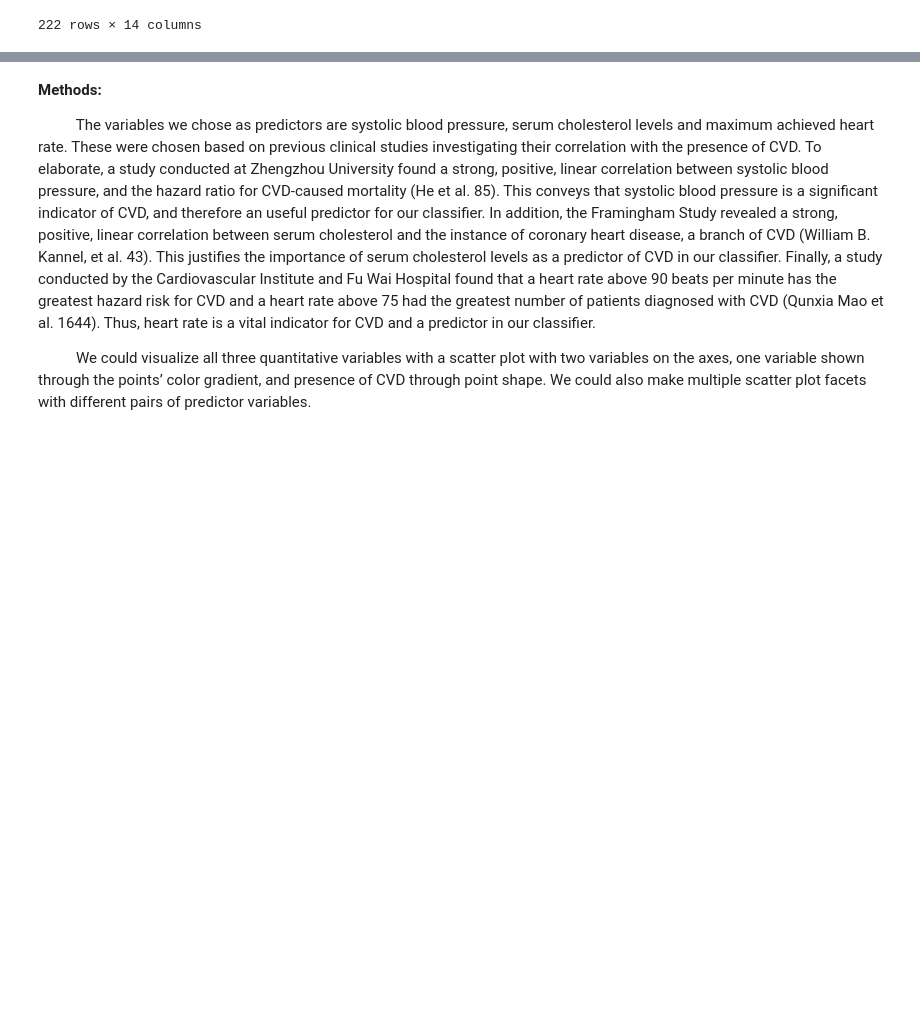
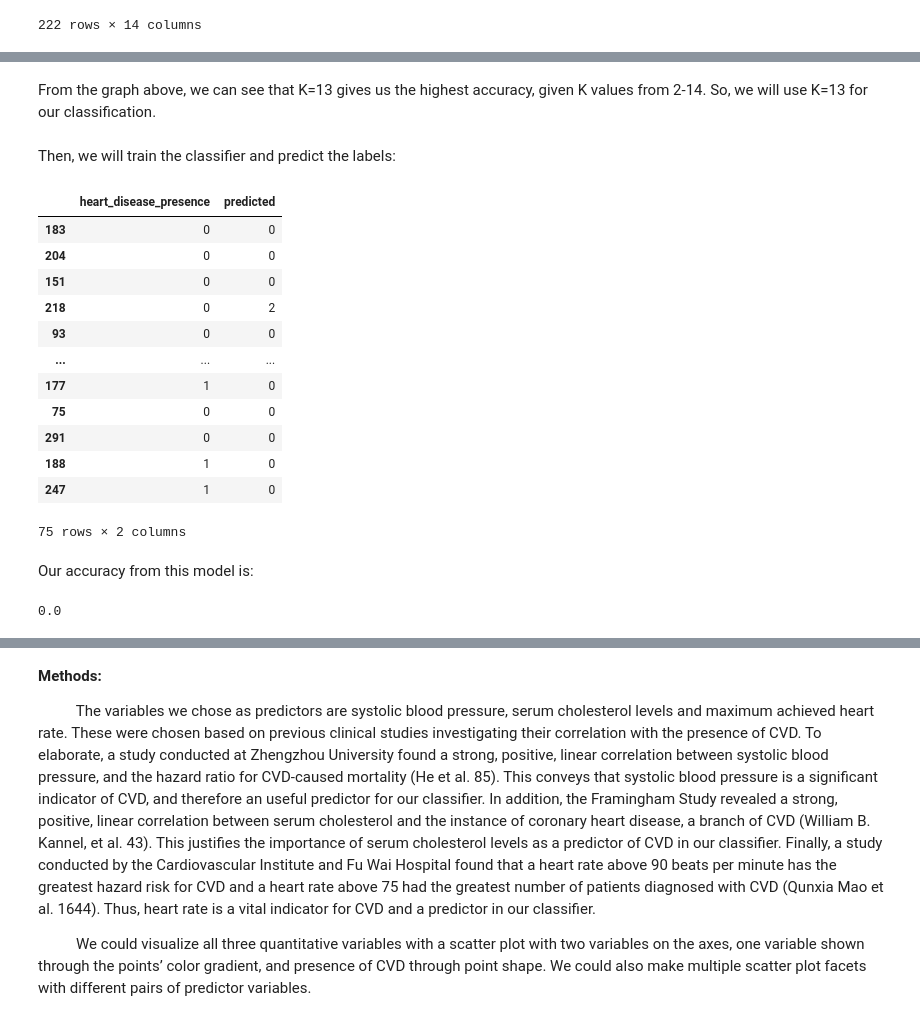
Before and after one commit to cathyleii/AmazingAnts2, a Jupyter notebook: GroupReport.ipynb, the cells around one changed output, grey strips where cells are left out. Cells and saved outputs as stored; diff of their text form; code cells hidden in the pictures; blank space fills up the shorter version.

```diff
--- a/GroupReport.ipynb
+++ b/GroupReport.ipynb
@@ -261,0 +340,40 @@ restbps_vs_max_htrt
+# %% [markdown]
+From the graph above, we can see that K=13 gives us the highest accuracy, given K values from 2-14. So, we will use K=13 for our classification.
+# %% [markdown]
+Then, we will train the classifier and predict the labels:
+# %%
+knn = KNeighborsClassifier(n_neighbors=13)
+
+X = hd_train.loc[:, ["trestbps(systolic)", "max_heart_rate", "chol"]]
+y = hd_train["heart_disease_presence"]
+
+knn_fit = make_pipeline(hd_preprocessor, knn).fit(X, y)
+
+hd_test_predictions = hd_test.assign(
+    predicted = knn_fit.predict(hd_test.loc[:, ["trestbps(systolic)", "max_heart_rate", "chol"]])
+)
+hd_test_predictions[['heart_disease_presence', 'predicted']]
+# %% [output]
+|  | heart_disease_presence | predicted |
+| 183 | 0 | 0 |
+| 204 | 0 | 0 |
+| 151 | 0 | 0 |
+| 218 | 0 | 2 |
+| 93 | 0 | 0 |
+| ... | ... | ... |
+| 177 | 1 | 0 |
+| 75 | 0 | 0 |
+| 291 | 0 | 0 |
+| 188 | 1 | 0 |
+| 247 | 1 | 0 |
+75 rows × 2 columns
+# %% [markdown]
+Our accuracy from this model is:
+# %%
+hd_acc = knn_fit.score(
+    hd_test.loc[:, ["trestbps(systolic)", "max_heart_rate", "chol"]],
+    hd_test["heart_disease_presence"]
+)
+hd_acc
+# %% [output]
+0.0
```
Also changed, not shown: parts of 6 cells of this notebook.
